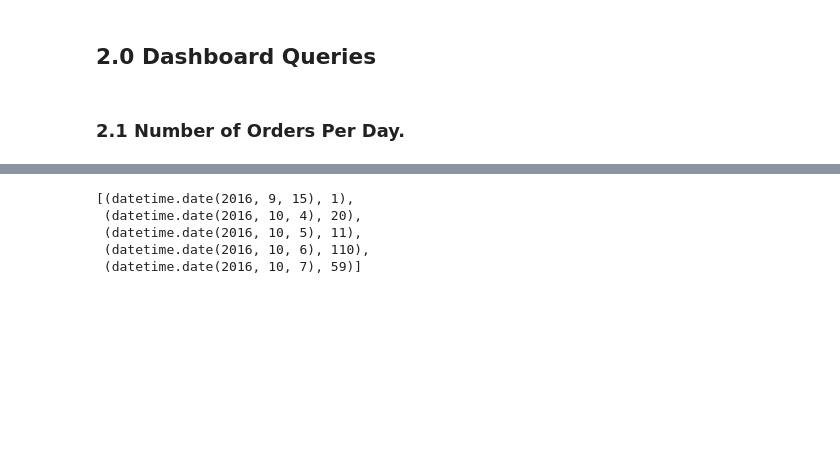
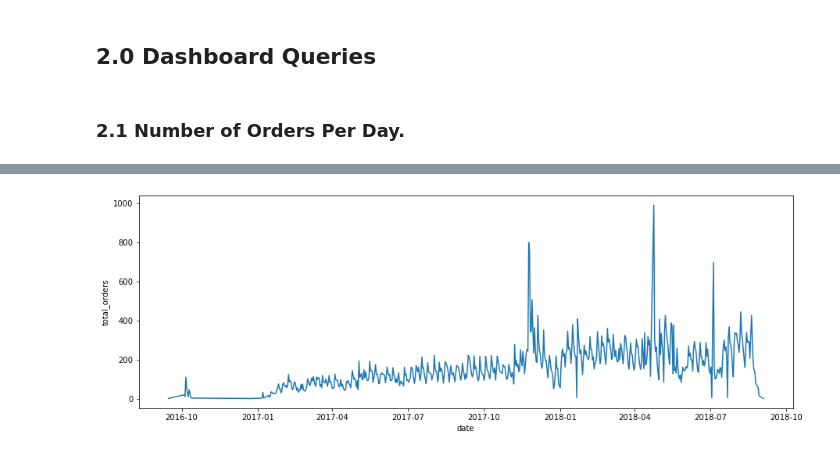
Before and after one commit to pauloreis-ds/olist, a Jupyter notebook: business_questions_insights/notebooks/1.0-pr-data-analysis-postgresql.ipynb, the cells around one changed output, grey strips where cells are left out. Saved outputs shown, nothing was run; the diff lists cells and outputs as text; code cells hidden in the pictures; blank space fills up the shorter version.

```diff
--- a/business_questions_insights/notebooks/1.0-pr-data-analysis-postgresql.ipynb
+++ b/business_questions_insights/notebooks/1.0-pr-data-analysis-postgresql.ipynb
@@ -125,3 +143,10 @@ def rollback():
+# %%
+def db_mer_schema():
+    return Image( '../images/mer.png' )
+
+
+def fig(x=15, y=5):
+    plt.figure(figsize=(x,y))
 # %% [markdown]
 ## 0.3 Loading Data
 # %%
@@ -132,5 +157,4 @@ Image( '../images/mer.png' )
 As my service was in stopped state somehow. "On windows, Just go to the 'Services'. Start/Restart the postgresql-X64 service".<br>
 [stackoverflow](https://stackoverflow.com/questions/40532399/unable-to-connect-to-server-for-postgres)
 # %%
-conn = psycopg2.connect(host="localhost", user="postgres", password="07700770", database="postgres")
-cursor = conn.cursor()
+db = PostegreSQL(host="localhost", user="postgres", password=PASSWORD, database="postgres")
@@ -172,12 +191,12 @@ columns("orders")
 # %%
 orders_per_day_query = query.select("order_approved_at::DATE as time, COUNT(order_id) as orders").from_table("orders")\
-                       .groupby("time").limit(5).build()
-cursor.execute(orders_per_day_query)
-tables = [table for table in cursor.fetchall()]
-tables
+                       .groupby("time").build()
+orders_per_day_table = db.execute(orders_per_day_query)
-# %% [output]
-[(datetime.date(2016, 9, 15), 1),
- (datetime.date(2016, 10, 4), 20),
- (datetime.date(2016, 10, 5), 11),
- (datetime.date(2016, 10, 6), 110),
- (datetime.date(2016, 10, 7), 59)]
+# %%
+orders_per_day = pd.DataFrame(orders_per_day_table, columns=['date','total_orders'])
+orders_per_day.date = pd.to_datetime(orders_per_day.date)
+# %%
+fig()
+sns.lineplot(data=orders_per_day, x='date', y='total_orders');
+# %% [output]
+[figure, added]
```
Also changed, not shown: parts of 29 cells of this notebook.
